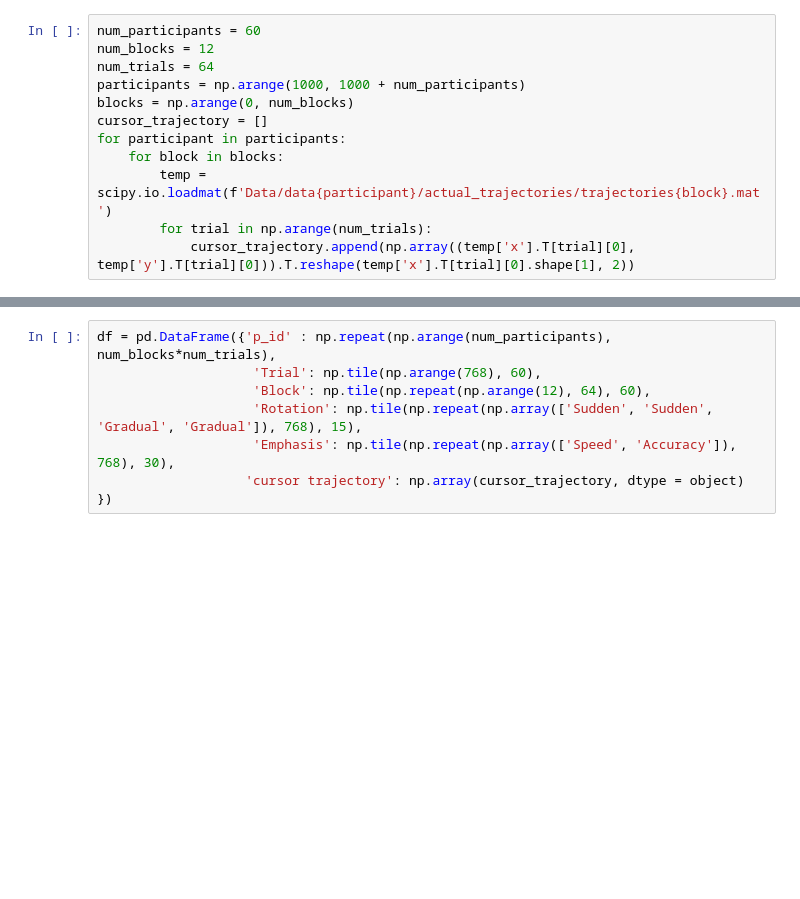
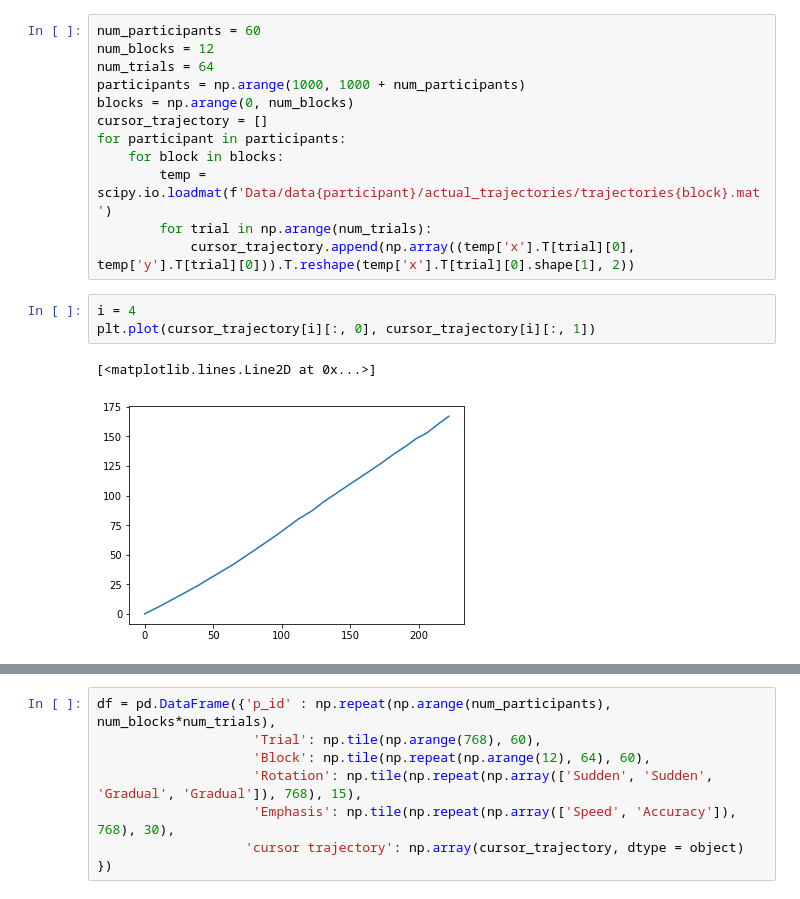
Before and after one commit to tejas-savalia/vma_behavioral, a Jupyter notebook: All experiments/experiment 1/analyses.ipynb, the cells around one changed output, grey strips where cells are left out. Drawn from its saved outputs; the diff is of its cells as text; blank space fills up the shorter version.

```diff
--- a/All experiments/experiment 1/analyses.ipynb
+++ b/All experiments/experiment 1/analyses.ipynb
@@ -23,3 +23,9 @@ for participant in participants:
         temp =  scipy.io.loadmat(f'Data/data{participant}/actual_trajectories/trajectories{block}.mat')
         for trial in np.arange(num_trials):
             cursor_trajectory.append(np.array((temp['x'].T[trial][0], temp['y'].T[trial][0])).T.reshape(temp['x'].T[trial][0].shape[1], 2))
+# %%
+i = 4
+plt.plot(cursor_trajectory[i][:, 0], cursor_trajectory[i][:, 1])
+# %% [output]
+[<matplotlib.lines.Line2D at 0x...>]
+[figure, added]
```
Also changed, not shown: parts of 26 cells of this notebook, 3 other files.
